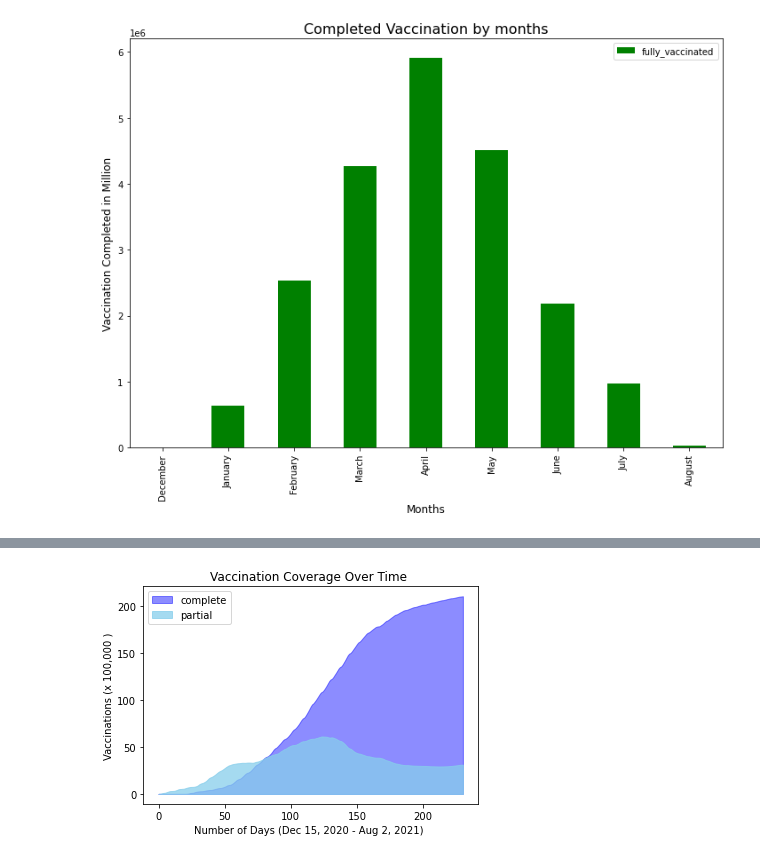
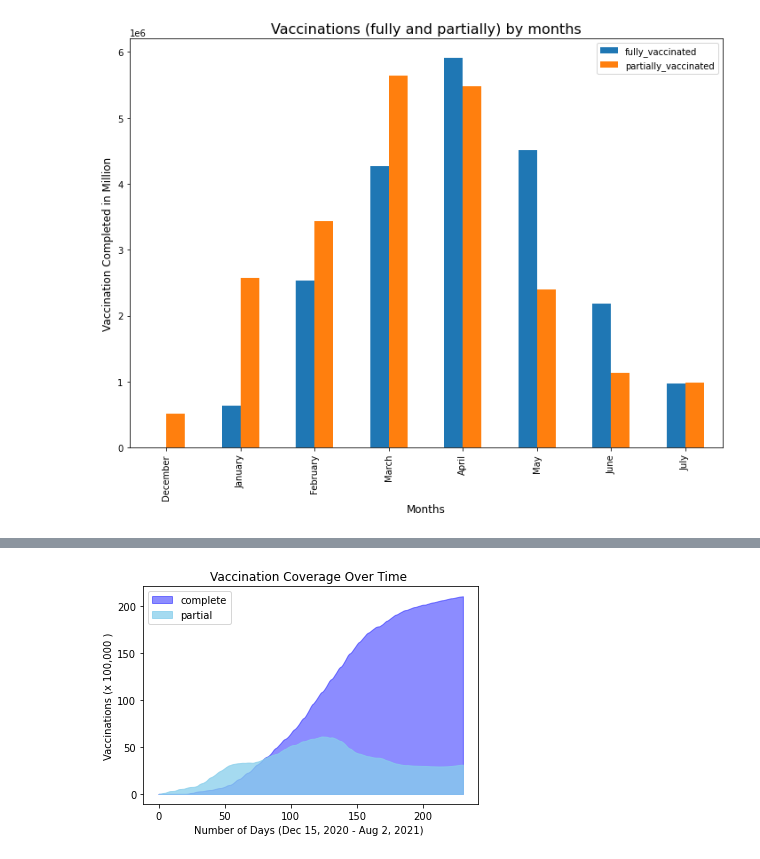
Before and after one commit to KristianSHamilton/CovidVaccinationInCalifornia, a Jupyter notebook: group_project_1.ipynb, the cells around one changed output, grey strips where cells are left out. Cells and saved outputs as stored; diff of their text form; code cells hidden in the pictures.

Commit message:
Updated with county population and vaccination coverage with gmap

```diff
--- a/group_project_1.ipynb
+++ b/group_project_1.ipynb
@@ -40,23 +46,24 @@ data = {
     'value' : [values] }
 
 month_order = CategoricalDtype(['December', 'January', 'February', 'March', 'April', \
-                                'May', 'June', 'July', 'August'], ordered=True)
+                                'May', 'June', 'July'], ordered=True)
 
 ca_vaccinated['month'] = ca_vaccinated['month'].astype(month_order)
 # ca_vaccinated
 # %%
 # Generating a bar plot showing the total number of completed vaccination by months
-ca_vaccinated_completed = pd.DataFrame(ca_vaccinated, columns=['month','fully_vaccinated'])
+ca_vaccinated_completed = pd.DataFrame(ca_vaccinated, columns=['month','fully_vaccinated', 'partially_vaccinated'])
 ca_vaccinated_completed_montly = ca_vaccinated_completed.groupby(ca_vaccinated_completed['month']).sum()
 
-bar_plot = ca_vaccinated_completed_montly.plot.bar(figsize=(10,8), color='g')
+bar_plot = ca_vaccinated_completed_montly.plot.bar(figsize=(10,8))
+
 plt.xlabel("Months",fontsize = 12)
 plt.ylabel("Vaccination Completed in Million",fontsize = 12)
-plt.title("Completed Vaccination by months",fontsize = 16)
+plt.title("Vaccinations (fully and partially) by months",fontsize = 16)
 
 plt.tight_layout()
 
-plt.savefig("./CA_completed_vaccination_by _months.png")
+plt.savefig("./CA_vaccinations_by _months.png")
 plt.show()
 # %% [output]
-[figure, old version]
+[figure, new version]
```
Also changed, not shown: parts of 17 cells of this notebook.
